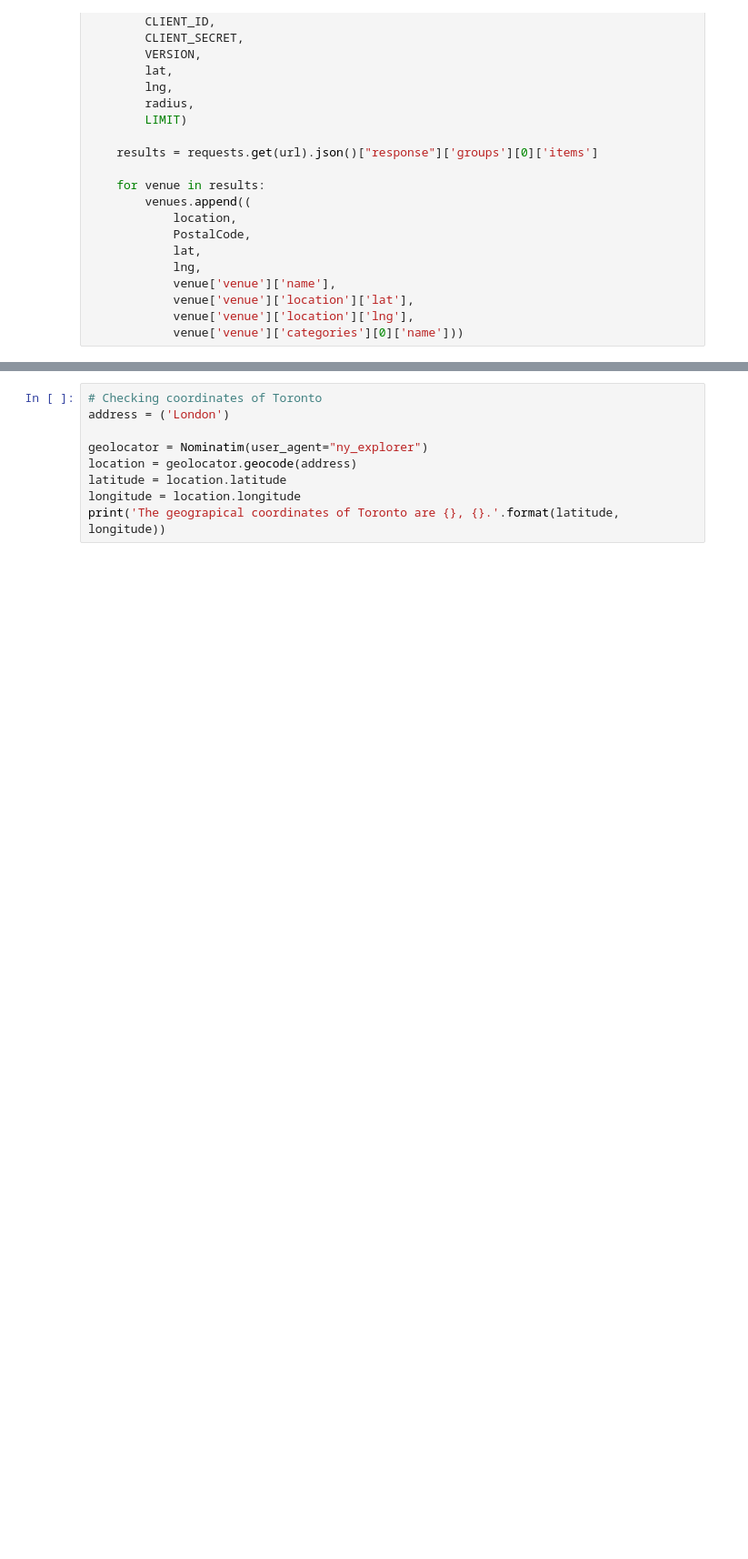
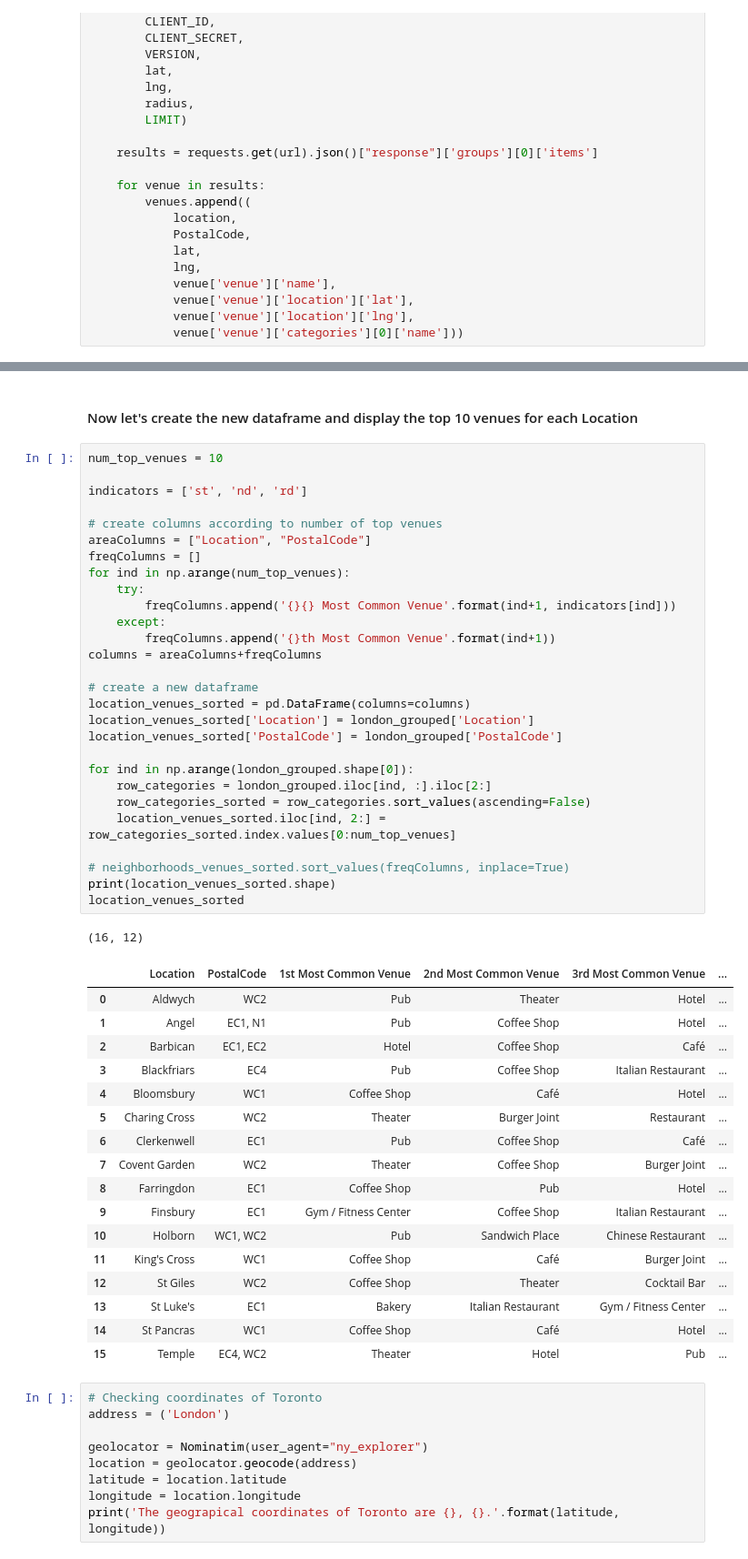
Before and after one commit to smeteo/IBM_Capstone, a Jupyter notebook: Coursera_Capstone.ipynb, the cells around one changed output, grey strips where cells are left out. Shown: that part at 91% size. Cells and saved outputs as stored; diff of their text form; blank space fills up the shorter version.

```diff
--- a/Coursera_Capstone.ipynb
+++ b/Coursera_Capstone.ipynb
@@ -392,3 +478,52 @@ venues_df.groupby("Location").count()
+# %% [markdown]
+#### Now let's create the new dataframe and display the top 10 venues for each Location
+# %%
+num_top_venues = 10
+
+indicators = ['st', 'nd', 'rd']
+
+# create columns according to number of top venues
+areaColumns = ["Location", "PostalCode"]
+freqColumns = []
+for ind in np.arange(num_top_venues):
+    try:
+        freqColumns.append('{}{} Most Common Venue'.format(ind+1, indicators[ind]))
+    except:
+        freqColumns.append('{}th Most Common Venue'.format(ind+1))
+columns = areaColumns+freqColumns
+
+# create a new dataframe
+location_venues_sorted = pd.DataFrame(columns=columns)
+location_venues_sorted['Location'] = london_grouped['Location']
+location_venues_sorted['PostalCode'] = london_grouped['PostalCode']
+
+for ind in np.arange(london_grouped.shape[0]):
+    row_categories = london_grouped.iloc[ind, :].iloc[2:]
+    row_categories_sorted = row_categories.sort_values(ascending=False)
+    location_venues_sorted.iloc[ind, 2:] = row_categories_sorted.index.values[0:num_top_venues]
+
+# neighborhoods_venues_sorted.sort_values(freqColumns, inplace=True)
+print(location_venues_sorted.shape)
+location_venues_sorted
+# %% [output]
+(16, 12)
+|  | Location | PostalCode | 1st Most Common Venue | 2nd Most Common Venue | 3rd Most Common Venue | ... |
+| 0 | Aldwych | WC2 | Pub | Theater | Hotel | ... |
+| 1 | Angel | EC1, N1 | Pub | Coffee Shop | Hotel | ... |
+| 2 | Barbican | EC1, EC2 | Hotel | Coffee Shop | Café | ... |
+| 3 | Blackfriars | EC4 | Pub | Coffee Shop | Italian Restaurant | ... |
+| 4 | Bloomsbury | WC1 | Coffee Shop | Café | Hotel | ... |
+| 5 | Charing Cross | WC2 | Theater | Burger Joint | Restaurant | ... |
+| 6 | Clerkenwell | EC1 | Pub | Coffee Shop | Café | ... |
+| 7 | Covent Garden | WC2 | Theater | Coffee Shop | Burger Joint | ... |
+| 8 | Farringdon | EC1 | Coffee Shop | Pub | Hotel | ... |
+| 9 | Finsbury | EC1 | Gym / Fitness Center | Coffee Shop | Italian Restaurant | ... |
+| 10 | Holborn | WC1, WC2 | Pub | Sandwich Place | Chinese Restaurant | ... |
+| 11 | King's Cross | WC1 | Coffee Shop | Café | Burger Joint | ... |
+| 12 | St Giles | WC2 | Coffee Shop | Theater | Cocktail Bar | ... |
+| 13 | St Luke's | EC1 | Bakery | Italian Restaurant | Gym / Fitness Center | ... |
+| 14 | St Pancras | WC1 | Coffee Shop | Café | Hotel | ... |
+| 15 | Temple | EC4, WC2 | Theater | Hotel | Pub | ... |
 # %%
 # Checking coordinates of Toronto
 address = ('London')
```
Also changed, not shown: parts of 7 cells of this notebook.
